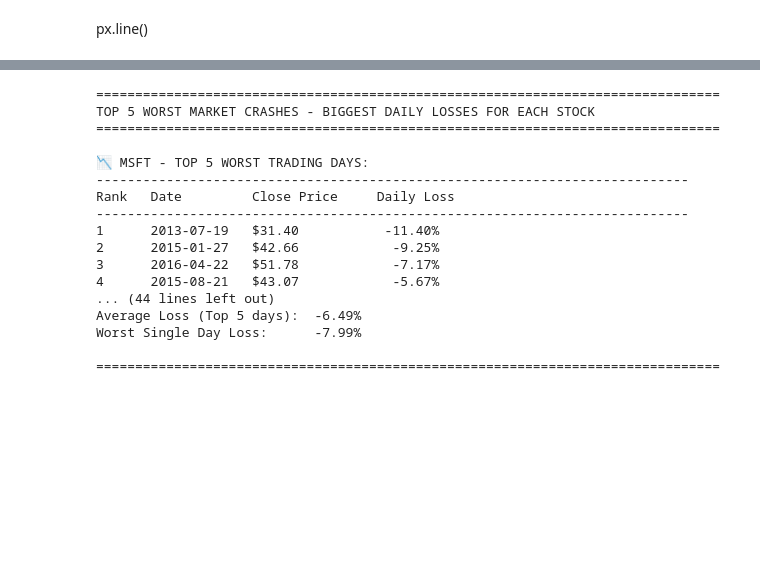
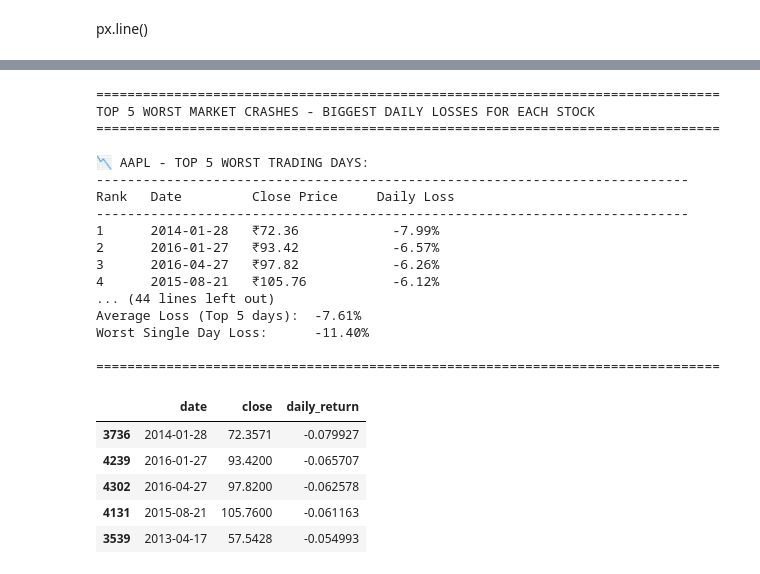
Before and after one commit to sameer2403/StockMarketAnalysis, a Jupyter notebook: StockPrice.ipynb, the cells around one changed output, grey strips where cells are left out. Drawn from its saved outputs; the diff is of its cells as text; code cells hidden in the pictures; blank space fills up the shorter version.

```diff
--- a/StockPrice.ipynb
+++ b/StockPrice.ipynb
@@ -359,7 +359,7 @@ for stock in tech_list:
 
     for idx, (i, row) in enumerate(worst_days.iterrows(), 1):
         loss_pct = row['daily_return'] * 100
-        print(f"{idx:<6} {str(row['date'].date()):<12} ${row['close']:<14.2f} {loss_pct:>7.2f}%")
+        print(f"{idx:<6} {str(row['date'].date()):<12} ₹{row['close']:<14.2f} {loss_pct:>7.2f}%")
 
     # Summary stats
     avg_loss = worst_days['daily_return'].mean() * 100
@@ -375,16 +375,25 @@ print("="*80)
 TOP 5 WORST MARKET CRASHES - BIGGEST DAILY LOSSES FOR EACH STOCK
 ================================================================================
 
-📉 MSFT - TOP 5 WORST TRADING DAYS:
+📉 AAPL - TOP 5 WORST TRADING DAYS:
 ----------------------------------------------------------------------------
 Rank   Date         Close Price     Daily Loss
 ----------------------------------------------------------------------------
-1      2013-07-19   $31.40           -11.40%
-2      2015-01-27   $42.66            -9.25%
-3      2016-04-22   $51.78            -7.17%
-4      2015-08-21   $43.07            -5.67%
+1      2014-01-28   ₹72.36            -7.99%
+2      2016-01-27   ₹93.42            -6.57%
+3      2016-04-27   ₹97.82            -6.26%
+4      2015-08-21   ₹105.76           -6.12%
 ... (44 lines left out)
-Average Loss (Top 5 days):  -6.49%
-Worst Single Day Loss:      -7.99%
+Average Loss (Top 5 days):  -7.61%
+Worst Single Day Loss:      -11.40%
 
 ================================================================================
+# %%
+all_data[all_data['Name'] == "AAPL"].nsmallest(5, 'daily_return')[['date', 'close', 'daily_return']]
+# %% [output]
+|  | date | close | daily_return |
+| 3736 | 2014-01-28 | 72.3571 | -0.079927 |
+| 4239 | 2016-01-27 | 93.4200 | -0.065707 |
+| 4302 | 2016-04-27 | 97.8200 | -0.062578 |
+| 4131 | 2015-08-21 | 105.7600 | -0.061163 |
+| 3539 | 2013-04-17 | 57.5428 | -0.054993 |
```
Also changed, not shown: parts of 14 cells of this notebook.
